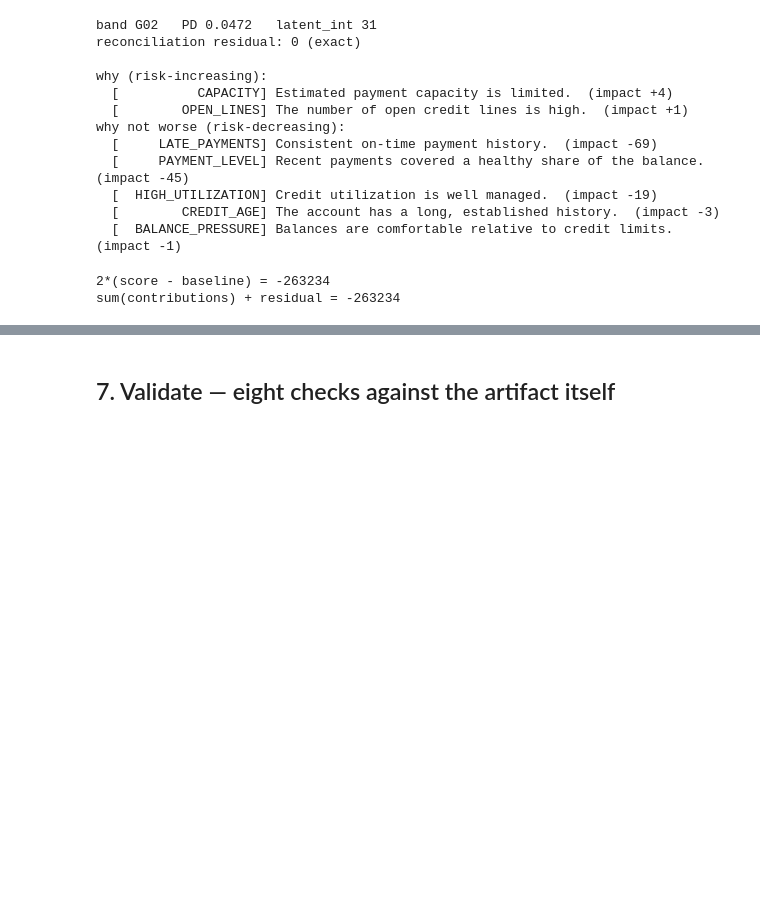
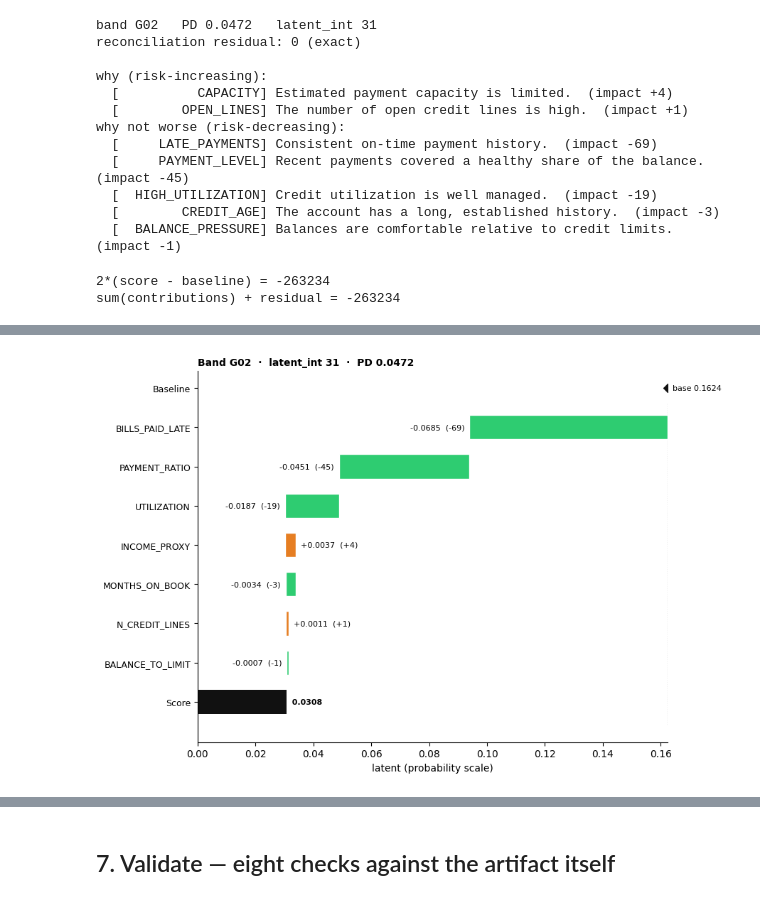
Before and after one commit to orgoca/CompileML, a Jupyter notebook: examples/01_quickstart.ipynb, the cells around one changed output, grey strips where cells are left out. Drawn from its saved outputs; the diff is of its cells as text; code cells hidden in the pictures; blank space fills up the shorter version.

```diff
--- a/examples/01_quickstart.ipynb
+++ b/examples/01_quickstart.ipynb
@@ -233,0 +239,8 @@ sum(contributions) + residual = -263234
+# %%
+import matplotlib.pyplot as plt
+from compileml.viz import waterfall, decision_drivers
+
+fig, _ = waterfall(full)
+plt.show()
+# %% [output]
+[figure, added]
```
Also changed, not shown: parts of 2 cells of this notebook, 16 other files.
